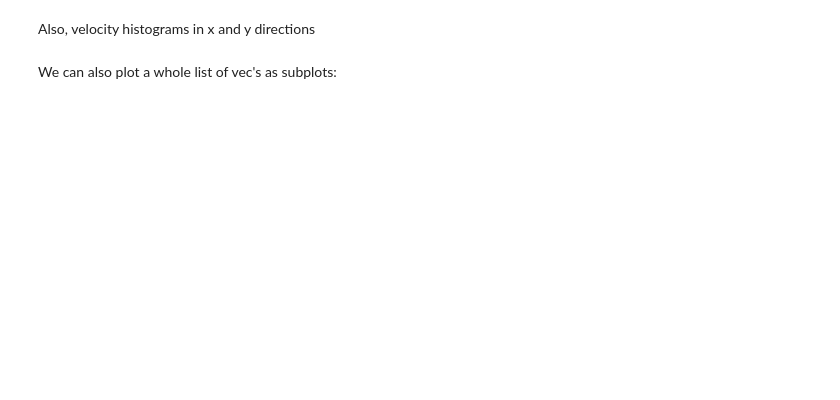
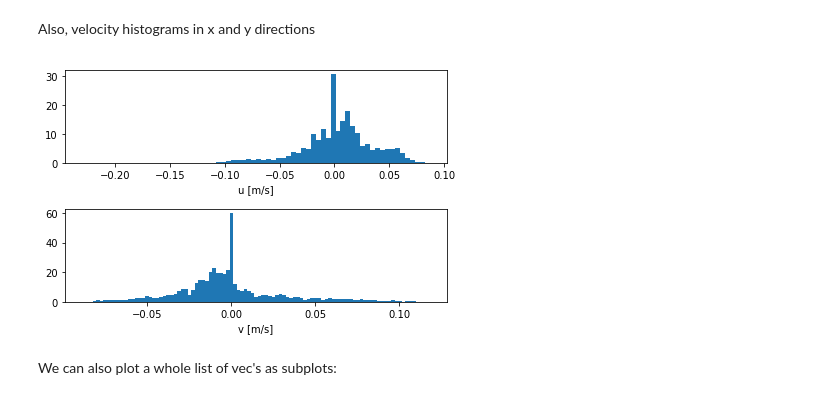
Before and after one commit to alexlib/pivpy, a Jupyter notebook: examples/notebooks/Getting_Started.ipynb, the cells around one changed output. Cells and saved outputs as stored; diff of their text form; code cells hidden in the pictures; blank space fills up the shorter version.

Commit message:
added crop, fixed some graphics

```diff
--- a/examples/notebooks/Getting_Started.ipynb
+++ b/examples/notebooks/Getting_Started.ipynb
@@ -102,3 +101,7 @@ fig, ax1, ax2 = vecPlot.genVelHist(vecs[0], normed = True)
+# %%
+fig, ax = graphics.histogram(data, normed = True)
+# %% [output]
+[figure, added]
 # %% [markdown]
 We can also plot a whole list of vec's as subplots:
 # %%
```
Also changed, not shown: parts of 8 cells of this notebook, 4 other files.
